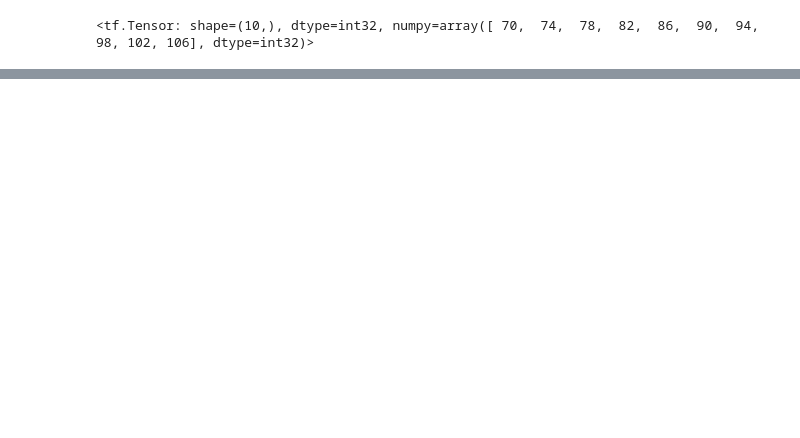
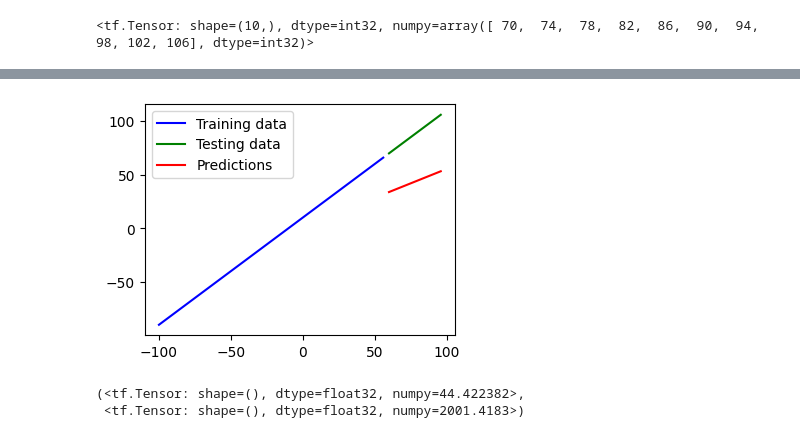
Before and after one commit to random-words/colab-notebooks, a Jupyter notebook: 01__neural_network_regression_with_tensorflow.ipynb, the cells around one changed output, grey strips where cells are left out. Cells and saved outputs as stored; diff of their text form; code cells hidden in the pictures; blank space fills up the shorter version.

```diff
--- a/01__neural_network_regression_with_tensorflow.ipynb
+++ b/01__neural_network_regression_with_tensorflow.ipynb
@@ -460,0 +573,22 @@ def mse(y_test, y_pred):
+# %%
+import tensorflow as tf
+import numpy as np
+import matplotlib.pyplot as plt
+
+
+# Build model_2 (2 layers, 100 epochs)
+tf.random.set_seed(42)
+
+# create a model
+model_2 = tf.keras.Sequential([
+    tf.keras.layers.Dense(10),
+    tf.keras.layers.Dense(1)
+])
+
+# compile it
+model_2.compile(optimizer=tf.keras.optimizers.SGD(),
+              loss=tf.keras.losses.mae,
+              metrics=["mse"])
+
+# Fit the model_2
+model_2.fit(tf.expand_dims(X_train, axis=-1), y_train, epochs=100)
@@ -460,0 +614,4 @@ def mse(y_test, y_pred):
+# %%
+y_preds_2 = model_2.predict(X_test)
+plot_predictions(predictions=y_preds_2)
+# %% [output]
@@ -460,0 +619,8 @@ def mse(y_test, y_pred):
+[figure, added]
+# %%
+mae_2 = mae(y_test, y_preds_2)
+mse_2 = mse(y_test, y_preds_2)
+mae_2, mse_2
+# %% [output]
+(<tf.Tensor: shape=(), dtype=float32, numpy=44.422382>,
+ <tf.Tensor: shape=(), dtype=float32, numpy=2001.4183>)
```
Also changed, not shown: parts of 81 cells of this notebook.
